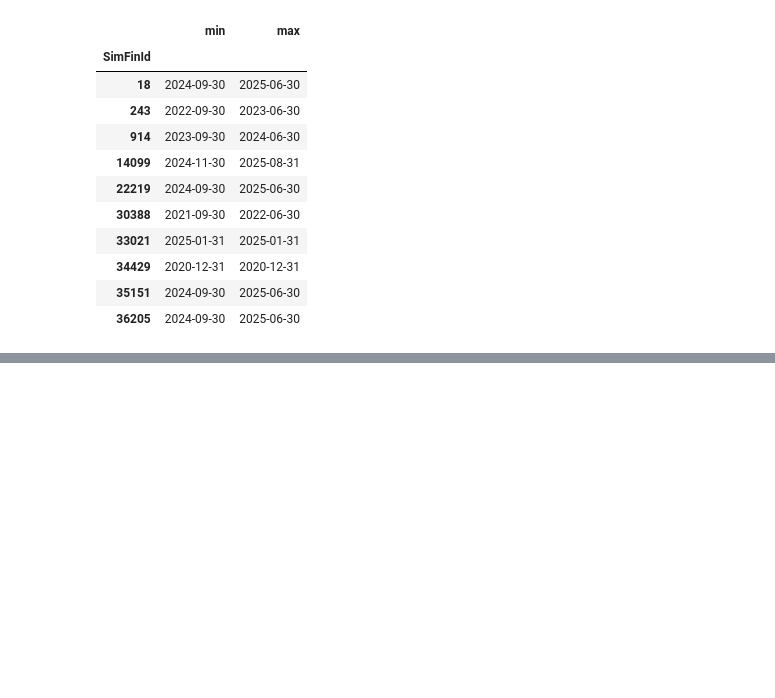
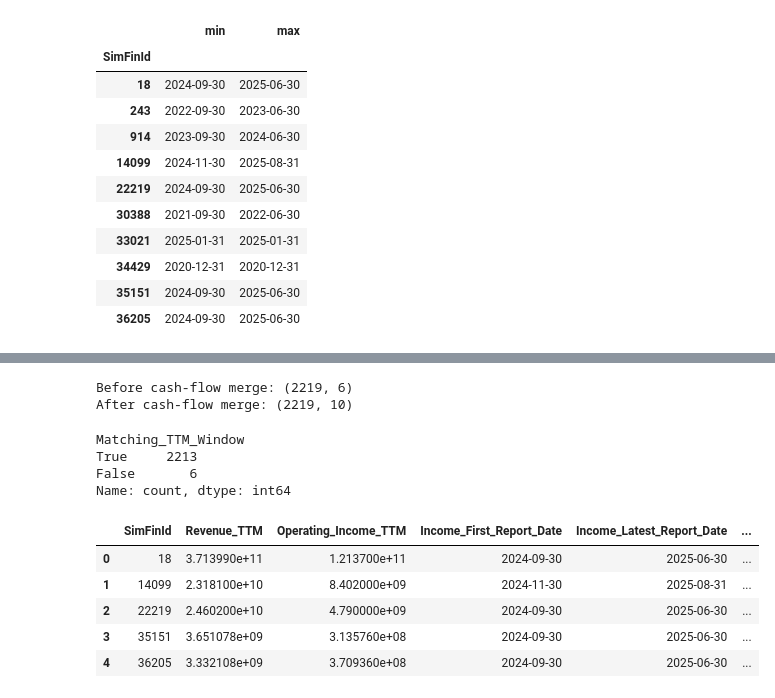
Before and after one commit to finnrcase/Econ_430_proj_1, a Jupyter notebook: notebooks/01_build_dataset.ipynb, the cells around one changed output, grey strips where cells are left out. Cells and saved outputs as stored; diff of their text form; code cells hidden in the pictures; blank space fills up the shorter version.

```diff
--- a/notebooks/01_build_dataset.ipynb
+++ b/notebooks/01_build_dataset.ipynb
@@ -528,0 +716,18 @@ cashflow_latest4.groupby('SimFinId').size().value_counts()
+# %%
+print('Before cash-flow merge:', income_ttm.shape)
+ttm_financials = income_ttm.merge(cashflow_ttm, on='SimFinId', how='left', validate='one_to_one')
+print('After cash-flow merge:', ttm_financials.shape)
+# %% [output]
+Before cash-flow merge: (2219, 6)
+After cash-flow merge: (2219, 10)
+# %%
+ttm_financials['Matching_TTM_Window'] = (
+    (ttm_financials['Income_First_Report_Date'] == ttm_financials['Cashflow_First_Report_Date'])
+    & (ttm_financials['Income_Latest_Report_Date'] == ttm_financials['Cashflow_Latest_Report_Date'])
+)
+ttm_financials['Matching_TTM_Window'].value_counts()
+# %% [output]
+Matching_TTM_Window
+True     2213
+False       6
+Name: count, dtype: int64
@@ -528,0 +744,9 @@ cashflow_latest4.groupby('SimFinId').size().value_counts()
+# %%
+ttm_financials.head()
+# %% [output]
+|  | SimFinId | Revenue_TTM | Operating_Income_TTM | Income_First_Report_Date | Income_Latest_Report_Date | ... |
+| 0 | 18 | 3.713990e+11 | 1.213700e+11 | 2024-09-30 | 2025-06-30 | ... |
+| 1 | 14099 | 2.318100e+10 | 8.402000e+09 | 2024-11-30 | 2025-08-31 | ... |
+| 2 | 22219 | 2.460200e+10 | 4.790000e+09 | 2024-09-30 | 2025-06-30 | ... |
+| 3 | 35151 | 3.651078e+09 | 3.135760e+08 | 2024-09-30 | 2025-06-30 | ... |
+| 4 | 36205 | 3.332108e+09 | 3.709360e+08 | 2024-09-30 | 2025-06-30 | ... |
```
Also changed, not shown: parts of 104 cells of this notebook.
